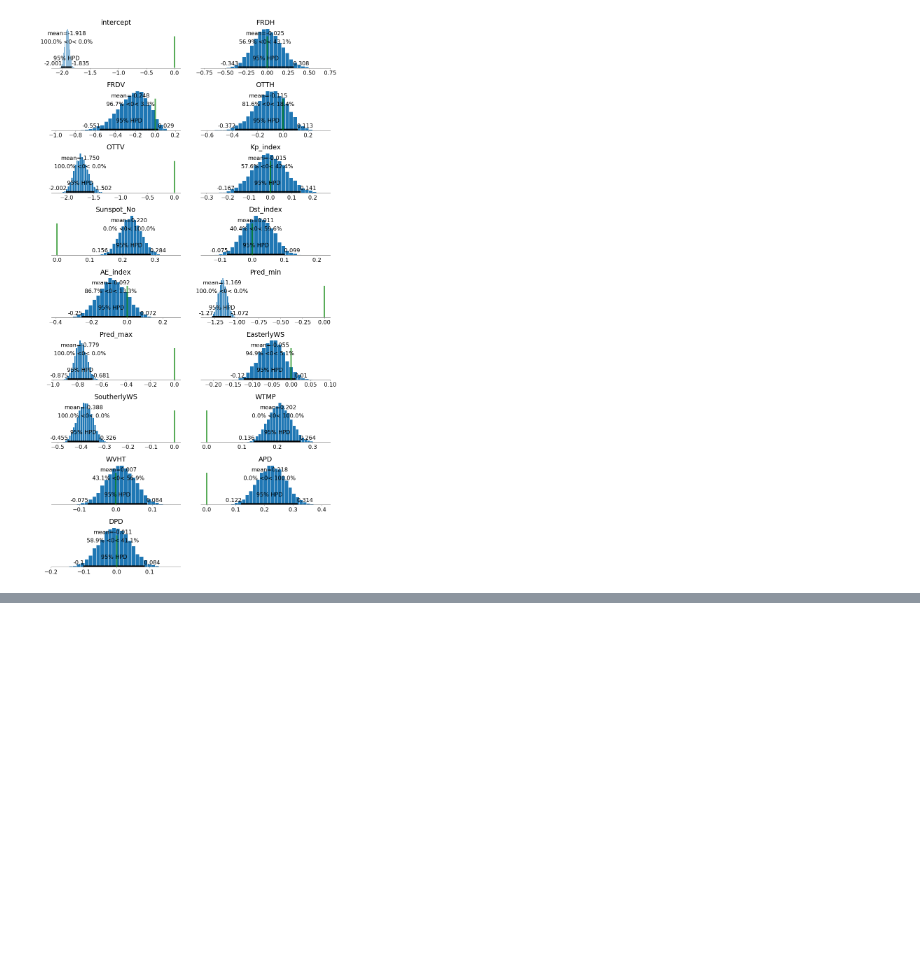
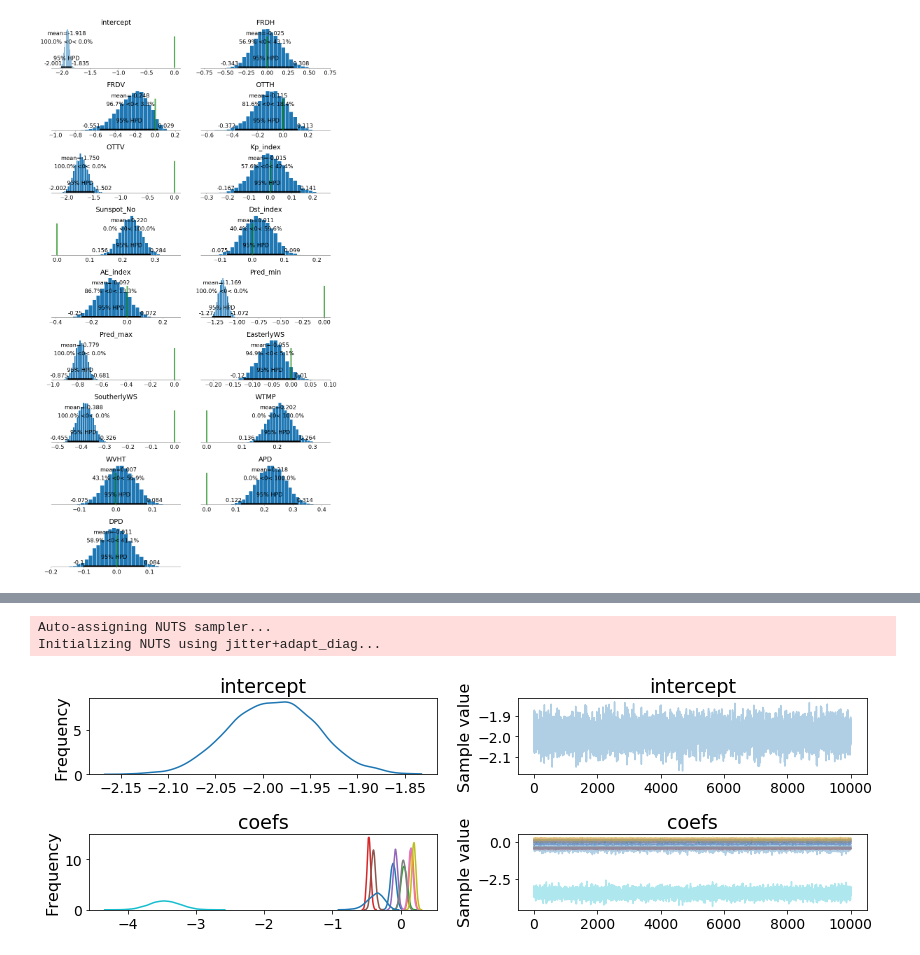
Before and after one commit to madHatter106/beaching, a Jupyter notebook: V2_1709/ML_Poisson_1.ipynb, the cells around one changed output, grey strips where cells are left out. Cells and saved outputs as stored; diff of their text form; code cells hidden in the pictures; blank space fills up the shorter version.

```diff
--- a/V2_1709/ML_Poisson_1.ipynb
+++ b/V2_1709/ML_Poisson_1.ipynb
@@ -88,3 +74,10 @@ heatmap(pd.DataFrame(np.column_stack((X_s, y_num_obs)),
+# %%
+dfClFeats_decorr['OTT'] = np.sqrt(np.power(dfClFeats.OTTH, 2) + np.power(dfClFeats.OTTV, 2))
+dfClFeats_decorr['FRD'] = np.sqrt(np.power(dfClFeats.FRDH, 2) + np.power(dfClFeats.FRDV, 2))
+# %%
+dfClFeats_decorr.drop(['OTTH', 'OTTV', 'FRDH', 'FRDV'], axis=1, inplace=True)
+# %%
+dfClFeats_decorr.drop(['DPD', 'Pred_max', 'AE_index'], axis=1, inplace=True)
 # %%
 f, ax= pl.subplots(figsize=(20, 20))
 heatmap(pd.DataFrame(np.column_stack((X_s, y_num_obs)),
@@ -107,3 +102,8 @@ dfClLbls.NUM_ANIMALS.max()
+# %%
+Xdc = dfClFeats_decorr.as_matrix()
+scd = StandardScaler()
+Xdc_s = scd.fit_transform(Xdc)
+Xdc_all_sp_s = Xdc_s[:, 2:] # don't include species-specific count
 # %%
 y_all_obs = dfClLbls.NUM_ANIMALS.values
 y_Lag_obs = dfClLbls['SPECIES_Lagenorhynchus acutus'].values
@@ -192,0 +203,13 @@ f.savefig('../FigJar/Poisson_all_m2_reg.png', format='png', dpi=300)
+# %%
+with pm.Model() as m3:
+    intercept = pm.Normal('intercept', 0, 1)
+    coefs = pm.Normal('coefs', 0, 1, shape=11)
+    mu = tt.exp(pm.math.dot(coefs, Xdc_all_sp_s.T) + intercept)
+    y_pred = pm.Poisson('y_pred', mu=mu, observed=y_all_obs)
+    start = pm.find_MAP()
+    trace_m3 = pm.sample(10000, start=start)
+pm.traceplot(trace_m3);
+# %% [output]
+Auto-assigning NUTS sampler...
+Initializing NUTS using jitter+adapt_diag...
+[figure, added]
```
Also changed, not shown: parts of 17 cells of this notebook, 1 other file.
